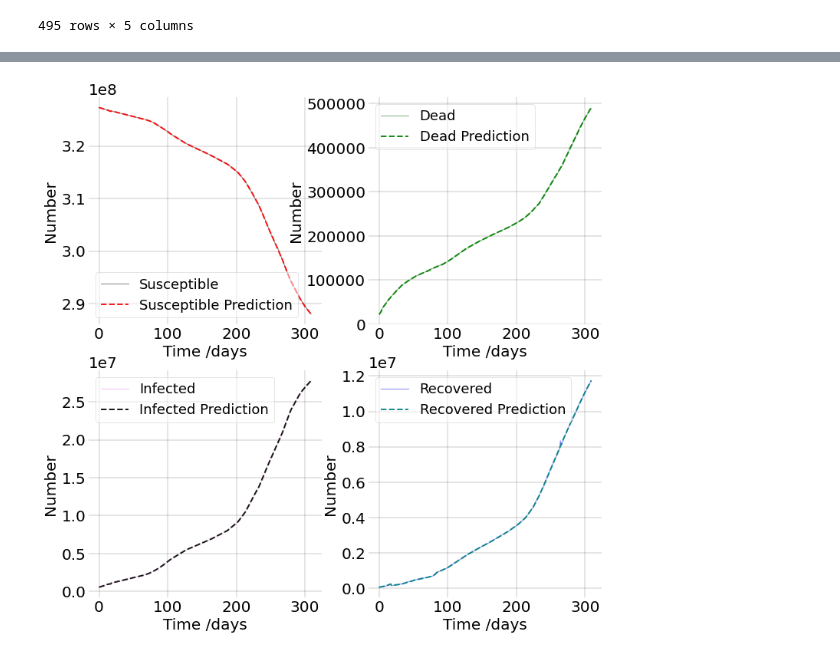
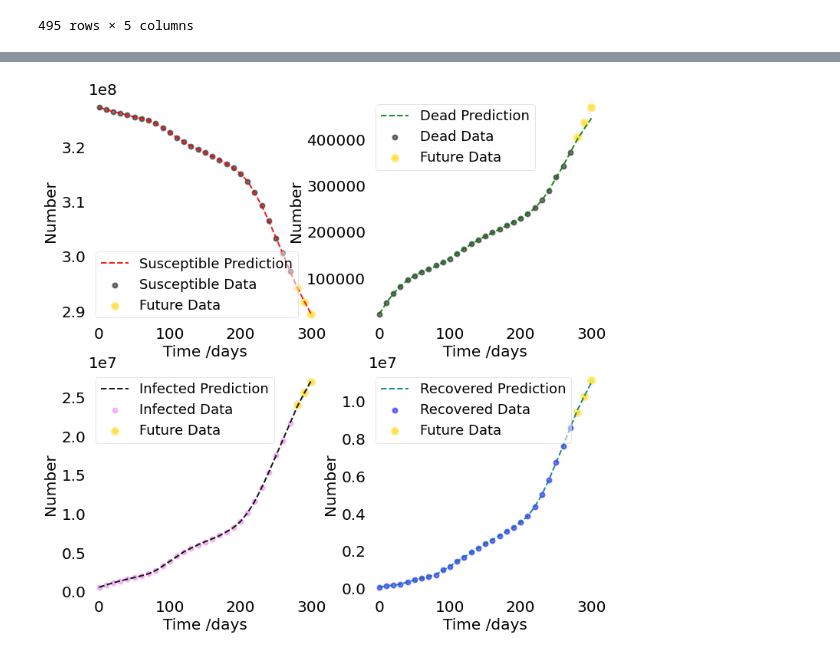
Before and after one commit to Shaier/DINN, a Jupyter notebook: Experiments/real_data/covid_real_data_cumulative_cases.ipynb, the cells around one changed output, grey strips where cells are left out. Cells and saved outputs as stored; diff of their text form; code cells hidden in the pictures.

```diff
--- a/Experiments/real_data/covid_real_data_cumulative_cases.ipynb
+++ b/Experiments/real_data/covid_real_data_cumulative_cases.ipynb
@@ -276,9 +315,11 @@ Wall time: 54.4 µs
 # %%
 %%time
 
-dinn = DINN(covid_cumulative_cases['t'][:310], covid_cumulative_cases['cumulative_susceptible'][:310], covid_cumulative_cases['cumulative_infected'][:310],
-            covid_cumulative_cases['cumulative_dead'][:310], covid_cumulative_cases['cumulative_recovered'][:310]
-            ) #in the form of [t,S,I,D,R]
+# dinn = DINN(covid_cumulative_cases['t'][:310], covid_cumulative_cases['cumulative_susceptible'][:310], covid_cumulative_cases['cumulative_infected'][:310],
+#             covid_cumulative_cases['cumulative_dead'][:310], covid_cumulative_cases['cumulative_recovered'][:310]
+#             ) #in the form of [t,S,I,D,R]
+
+dinn = DINN(timesteps, cumulative_susceptible, cumulative_infected, cumulative_dead, cumulative_recovered) #in the form of [t,S,I,D,R]
 
 learning_rate = 1e-5
 optimizer = optim.Adam(dinn.params, lr = learning_rate)
@@ -290,14 +331,14 @@ scheduler = torch.optim.lr_scheduler.CyclicLR(dinn.optimizer, base_lr=1e-5, max_
 dinn.scheduler = scheduler
 
 try:
-  S_pred_list, I_pred_list, D_pred_list, R_pred_list = dinn.train(1) #train
+  S_pred_list, I_pred_list, D_pred_list, R_pred_list = dinn.train(40000) #train
 except EOFError:
   if dinn.save == 2:
     dinn.save = 3
-    S_pred_list, I_pred_list, D_pred_list, R_pred_list = dinn.train(1) #train
+    S_pred_list, I_pred_list, D_pred_list, R_pred_list = dinn.train(40000) #train
   elif dinn.save == 3:
     dinn.save = 2
-    S_pred_list, I_pred_list, D_pred_list, R_pred_list = dinn.train(1) #train
+    S_pred_list, I_pred_list, D_pred_list, R_pred_list = dinn.train(40000) #train
 # %% [output]
 loading pre-trained model...
 
@@ -330,23 +377,27 @@ ax[0, 1].set_facecolor('xkcd:white')
 ax[1, 1].set_facecolor('xkcd:white')
 
 
-ax[0, 0].plot(covid_cumulative_cases['t'][:310], covid_cumulative_cases['cumulative_susceptible'][:310], c = 'black', alpha=0.5, lw=1, label='Susceptible')
-ax[0, 0].plot(covid_cumulative_cases['t'][:310], S_pred_list[0].detach().numpy(), 'red', alpha=0.9, lw=2, label='Susceptible Prediction', linestyle='dashed')
+ax[0, 0].scatter(timesteps[:28], cumulative_susceptible[:28], c = 'black', alpha=0.5, lw=2, label='Susceptible Data')
+ax[0, 0].scatter(timesteps[28:], cumulative_susceptible[28:], c = 'gold', alpha=0.5, lw=5, label='Future Data')
+ax[0, 0].plot(timesteps, S_pred_list[0].detach().numpy(), 'red', alpha=0.9, lw=2, label='Susceptible Prediction', linestyle='dashed')
 
-ax[1, 0].plot(covid_cumulative_cases['t'][:310], covid_cumulative_cases['cumulative_infected'][:310], c = 'violet', alpha=0.5, lw=1, label='Infected')
-ax[1, 0].plot(covid_cumulative_cases['t'][:310], I_pred_list[0].detach().numpy(), 'black', alpha=0.9, lw=2, label='Infected Prediction', linestyle='dashed')
+ax[1, 0].scatter(timesteps[:28], cumulative_infected[:28], c = 'violet', alpha=0.5, lw=2, label='Infected Data')
+ax[1, 0].scatter(timesteps[28:], cumulative_infected[28:], c = 'gold', alpha=0.5, lw=5, label='Future Data')
+ax[1, 0].plot(timesteps, I_pred_list[0].detach().numpy(), 'black', alpha=0.9, lw=2, label='Infected Prediction', linestyle='dashed')
 
-ax[0, 1].plot(covid_cumulative_cases['t'][:310], covid_cumulative_cases['cumulative_dead'][:310], c = 'darkgreen', alpha=0.5, lw=1, label='Dead')
-ax[0, 1].plot(covid_cumulative_cases['t'][:310], D_pred_list[0].detach().numpy(), 'green', alpha=0.9, lw=2, label='Dead Prediction', linestyle='dashed')
+ax[0, 1].scatter(timesteps[:28], cumulative_dead[:28], c = 'black', alpha=0.5, lw=2, label='Dead Data')
+ax[0, 1].scatter(timesteps[28:], cumulative_dead[28:], c = 'gold', alpha=0.5, lw=5, label='Future Data')
+ax[0, 1].plot(timesteps, D_pred_list[0].detach().numpy(), 'green', alpha=0.9, lw=2, label='Dead Prediction', linestyle='dashed')
 
-ax[1, 1].plot(covid_cumulative_cases['t'][:310], covid_cumulative_cases['cumulative_recovered'][:310], c = 'blue', alpha=0.5, lw=1, label='Recovered')
-ax[1, 1].plot(covid_cumulative_cases['t'][:310], R_pred_list[0].detach().numpy(), 'teal', alpha=0.9, lw=2, label='Recovered Prediction', linestyle='dashed')
+ax[1, 1].scatter(timesteps[:28], cumulative_recovered[:28], c = 'blue', alpha=0.5, lw=2, label='Recovered Data')
+ax[1, 1].scatter(timesteps[28:], cumulative_recovered[28:], c = 'gold', alpha=0.5, lw=5, label='Future Data')
+ax[1, 1].plot(timesteps, R_pred_list[0].detach().numpy(), 'teal', alpha=0.9, lw=2, label='Recovered Prediction', linestyle='dashed')
 
 ax[0, 0].set_xlabel('Time /days',size = 20)
 ax[0, 0].set_ylabel('Number',size = 20)
 ax[0, 0].yaxis.set_tick_params(length=0)
 ax[0, 0].xaxis.set_tick_params(length=0)
-ax[0, 0].grid(b=True, which='major', c='black', lw=0.2, ls='-')
+# ax[0, 0].grid(b=True, which='major', c='black', lw=0.2, ls='-')
 legend = ax[0, 0].legend(prop={'size':18})
 legend.get_frame().set_alpha(0.5)
 for spine in ('top', 'right', 'bottom', 'left'):
@@ -355,34 +406,34 @@ for spine in ('top', 'right', 'bottom', 'left'):
 ax[1, 0].set_xlabel('Time /days',size = 20)
 ax[1, 0].set_ylabel('Number',size = 20)
 ax[1, 0].yaxis.set_tick_params(length=0)
 ax[1, 0].xaxis.set_tick_params(length=0)
-ax[1, 0].grid(b=True, which='major', c='black', lw=0.2, ls='-')
+# ax[1, 0].grid(b=True, which='major', c='black', lw=0.2, ls='-')
 legend = ax[1, 0].legend(prop={'size':18})
 legend.get_frame().set_alpha(0.5)
 for spine in ('top', 'right', 'bottom', 'left'):
     ax[1, 0].spines[spine].set_visible(False)
 ############################################################
 ax[0, 1].set_xlabel('Time /days',size = 20)
 ax[0, 1].set_ylabel('Number',size = 20)
 ax[0, 1].yaxis.set_tick_params(length=0)
 ax[0, 1].xaxis.set_tick_params(length=0)
-ax[0, 1].grid(b=True, which='major', c='black', lw=0.2, ls='-')
+# ax[0, 1].grid(b=True, which='major', c='black', lw=0.2, ls='-')
 legend = ax[0, 1].legend(prop={'size':18})
 legend.get_frame().set_alpha(0.5)
 for spine in ('top', 'right', 'bottom', 'left'):
     ax[0, 1].spines[spine].set_visible(False)
 ############################################################
 ax[1, 1].set_xlabel('Time /days',size = 20)
 ax[1, 1].set_ylabel('Number',size = 20)
 ax[1, 1].yaxis.set_tick_params(length=0)
 ax[1, 1].xaxis.set_tick_params(length=0)
-ax[1, 1].grid(b=True, which='major', c='black', lw=0.2, ls='-')
+# ax[1, 1].grid(b=True, which='major', c='black', lw=0.2, ls='-')
 legend = ax[1,1].legend(prop={'size':18})
 legend.get_frame().set_alpha(0.5)
 for spine in ('top', 'right', 'bottom', 'left'):
     ax[1,1].spines[spine].set_visible(False)
 ############################################################
 plt.savefig('covid_real_data_cumulative_cases.pdf')
 plt.show()
 # %% [output]
-[figure, old version]
+[figure, new version]
```
Also changed, not shown: parts of 10 cells of this notebook, 7 other files.
